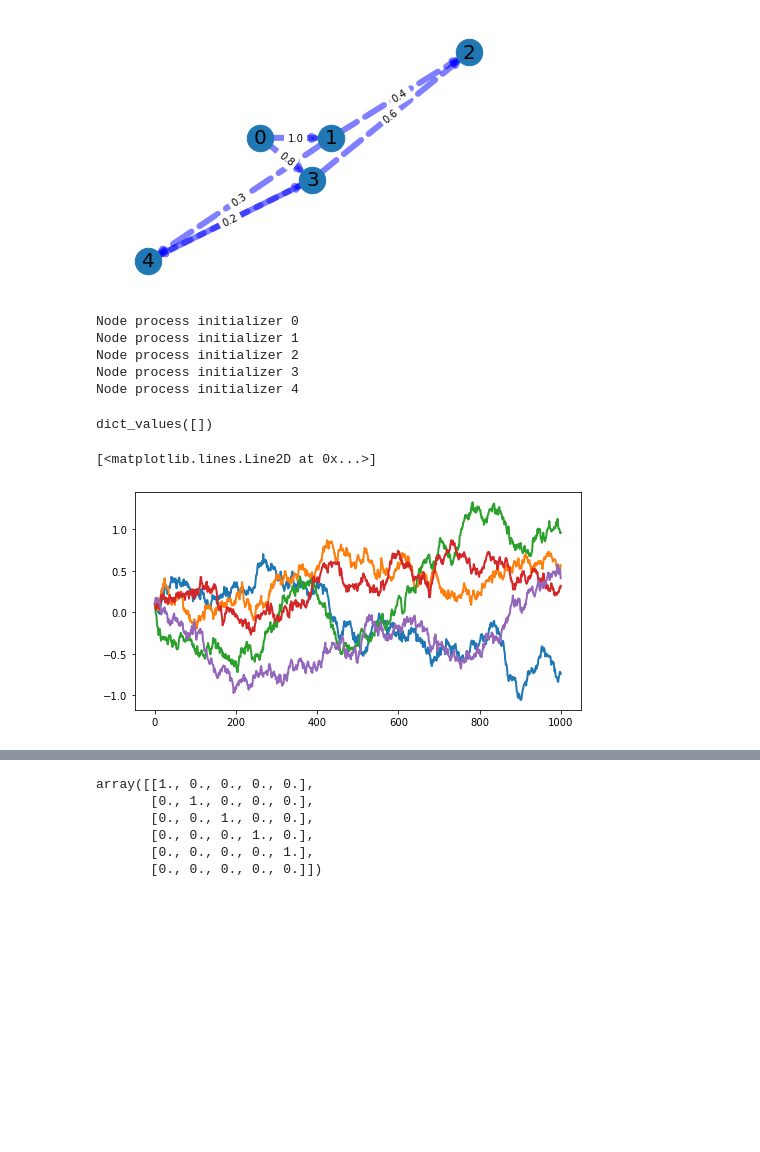
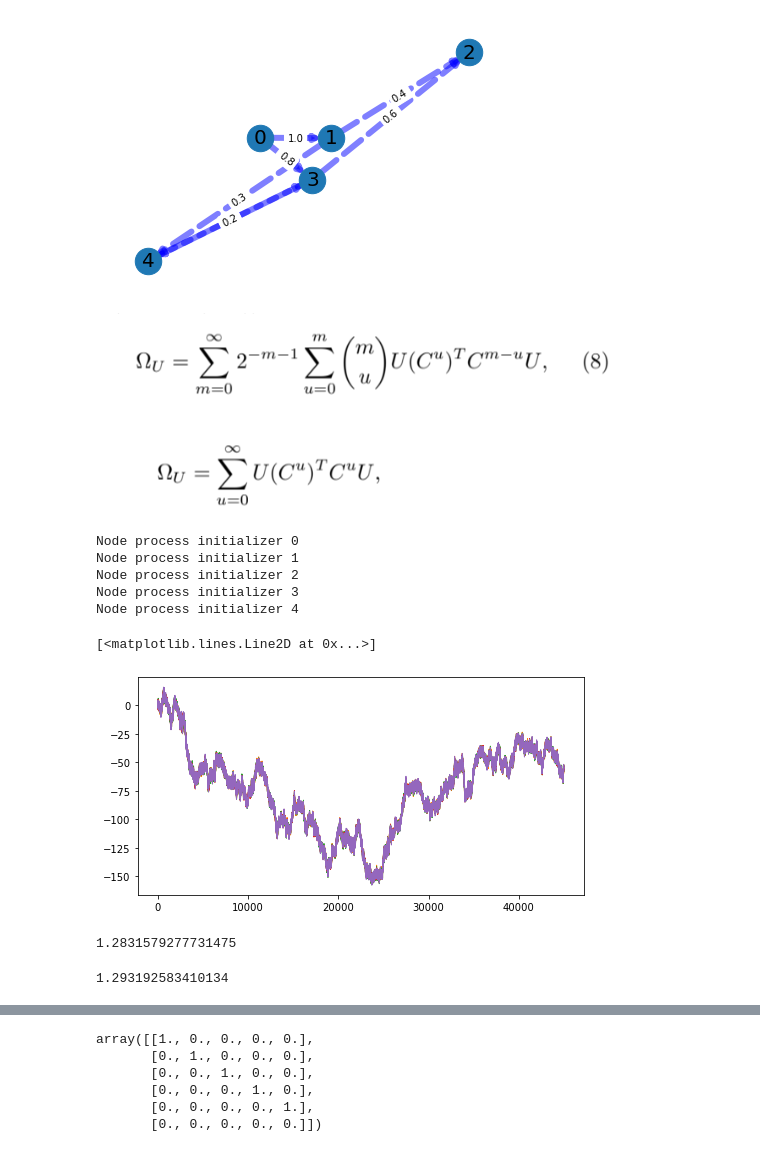
Before and after one commit to IsisChameleon/NetworkSyncCapstone, a Jupyter notebook: NetworkSigma.ipynb, the cells around one changed output, grey strips where cells are left out. Drawn from its saved outputs; the diff is of its cells as text; code cells hidden in the pictures; blank space fills up the shorter version.

```diff
--- a/NetworkSigma.ipynb
+++ b/NetworkSigma.ipynb
@@ -21,14 +21,14 @@ G.add_weighted_edges_from([(0, 1, 3.0), (1, 2, 7.5)])
 # Directed weighted graph from weighted Adjacency Matric (matrix C in J. Lizier paper)
 
 A = [
-    [0, 1,  0,  .8, 0],
-    [0, 0,  .4, 0,  .3],
-    [0, 0,  0,  0,  0],
-    [0, 0,  .6, 0,  .7],
-    [0, 0,  0,  .2, 0]]
+    [0.2, 1,  0,  .8, 0],
+    [0.2, 0,  .4, 0,  .3],
+    [0.2, 0,  0,  0,  0],
+    [0.2, 0,  .6, 0,  .7],
+    [0.2, 0,  0,  .2, 0]]
 
 G = nx.from_numpy_matrix(np.matrix(A), create_using=nx.DiGraph)
-layout = nx.spring_layout(G)
+layout = nx.kamada_kawai_layout(G)
 nx.draw(G, layout)
 #nx.draw_networkx_edge_labels(G, pos=layout)
 labels = nx.get_edge_attributes(G, "weight")
@@ -81,3 +81,13 @@ def plotWeightedGraph(G: nx.DiGraph, weight_attribute='weight'):
 plotWeightedGraph(G)
 # %% [output]
 [figure]
+# %%
+# ===========================================================================
+# Maximum relative error
+# ===========================================================================
+
+SMALL = 2.2204e-16
+
+maxRelativeError = lambda dX, X : np.max(np.abs(dX) / np.where(np.abs(X) < SMALL , SMALL, np.abs(X)))
+
+isNegligible = lambda dX, X, tolerance : np.count_nonzero((np.max(np.abs(dX)) > tolerance * SMALL * max(np.max(np.abs(X)), SMALL))) == 0
@@ -83,0 +103,5 @@ plotWeightedGraph(G)
+# %%
+from IPython.display import Image
+Image("omega_u.png")
+# %% [output]
+[figure, added]
@@ -83,0 +161,5 @@ plotWeightedGraph(G)
+# %%
+from IPython.display import Image
+Image("omega_u_discrete.png")
+# %% [output]
+[figure, added]
@@ -163,9 +343,9 @@ class ProcessOnNetwork():
     def updateNetworkWitXs(self):
         nx.set_node_attributes(self.g, values=self.Xs[-1].reshape(1,N),  name='x')
 # %%
-GP = ProcessOnNetwork(G)
+GP = ProcessOnNetwork(G, discrete=True)
 
-for _ in range(1000):
+for _ in range(5000):
     GP.updateXs()
 # %% [output]
 Node process initializer 0
@@ -173,20 +353,24 @@ Node process initializer 1
 Node process initializer 2
 Node process initializer 3
 Node process initializer 4
-# %%
-nx.get_node_attributes(G, 'x').values()
-# %% [output]
-dict_values([])
 # %%
-for _ in range(5000):
+for _ in range(40000):
     GP.updateXs(noise=True)
 # %%
 fig, ax = plt.subplots(1, 1, figsize=(8, 4))
-ax.plot(GP.Xs[:,0,0], lw=2)
-ax.plot(GP.Xs[:,0,1], lw=2)
-ax.plot(GP.Xs[:,0,2], lw=2)
-ax.plot(GP.Xs[:,0,3], lw=2)
-ax.plot(GP.Xs[:,0,4], lw=2)
+ax.plot(GP.Xs[:,0,0], lw=1)
+ax.plot(GP.Xs[:,0,1], lw=1)
+ax.plot(GP.Xs[:,0,2], lw=1)
+ax.plot(GP.Xs[:,0,3], lw=1)
+ax.plot(GP.Xs[:,0,4], lw=1)
 # %% [output]
 [<matplotlib.lines.Line2D at 0x...>]
-[figure, old version]
+[figure, new version]
+# %%
+GP.sigma_2_analytical()
+# %% [output]
+1.2831579277731475
+# %%
+GP.sigma_2_empirical(num_timesteps=100000)
+# %% [output]
+1.293192583410134
```
Also changed, not shown: parts of 15 cells of this notebook, 3 other files.
